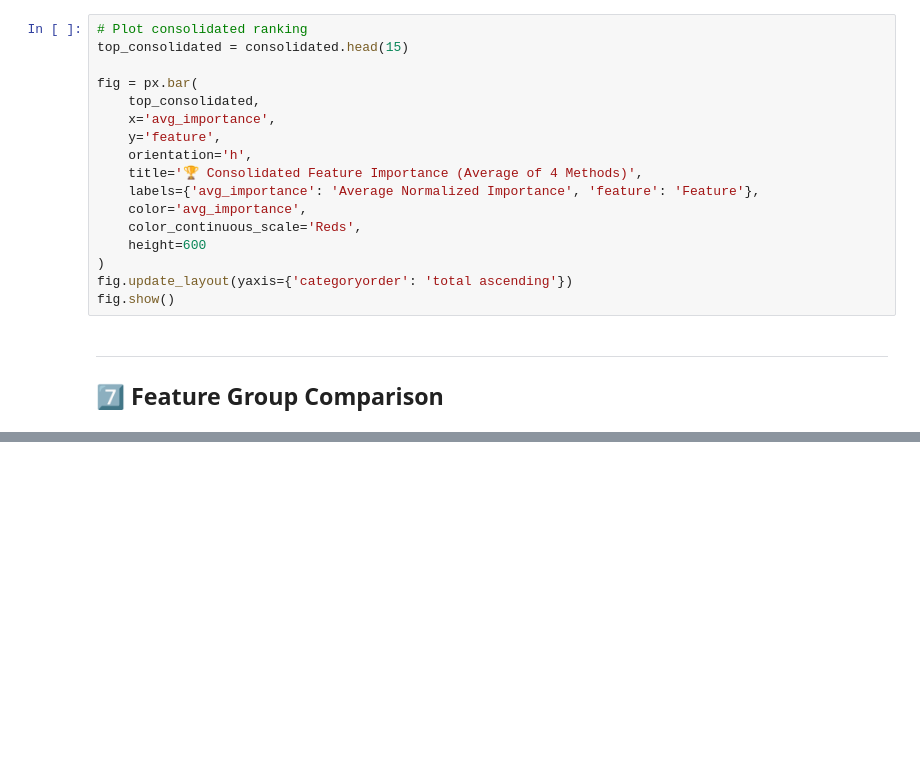
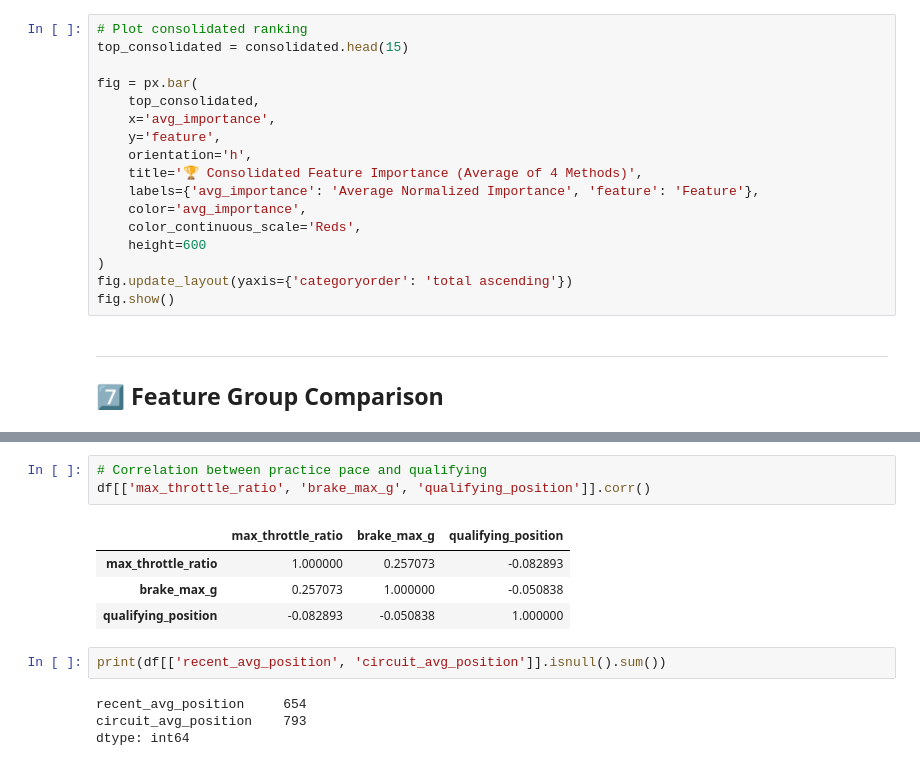
Before and after one commit to tomasz-solis/formula1, a Jupyter notebook: EDA/03_feature_importance.ipynb, the cells around one changed output, grey strips where cells are left out. Cells and saved outputs as stored; diff of their text form; blank space fills up the shorter version.

```diff
--- a/EDA/03_feature_importance.ipynb
+++ b/EDA/03_feature_importance.ipynb
@@ -466,0 +535,14 @@ for group, importance in group_importance.items():
+# %%
+# Correlation between practice pace and qualifying
+df[['max_throttle_ratio', 'brake_max_g', 'qualifying_position']].corr()
+# %% [output]
+|  | max_throttle_ratio | brake_max_g | qualifying_position |
+| max_throttle_ratio | 1.000000 | 0.257073 | -0.082893 |
+| brake_max_g | 0.257073 | 1.000000 | -0.050838 |
+| qualifying_position | -0.082893 | -0.050838 | 1.000000 |
+# %%
+print(df[['recent_avg_position', 'circuit_avg_position']].isnull().sum())
+# %% [output]
+recent_avg_position     654
+circuit_avg_position    793
+dtype: int64
```
Also changed, not shown: parts of 15 cells of this notebook, 17 other files.
